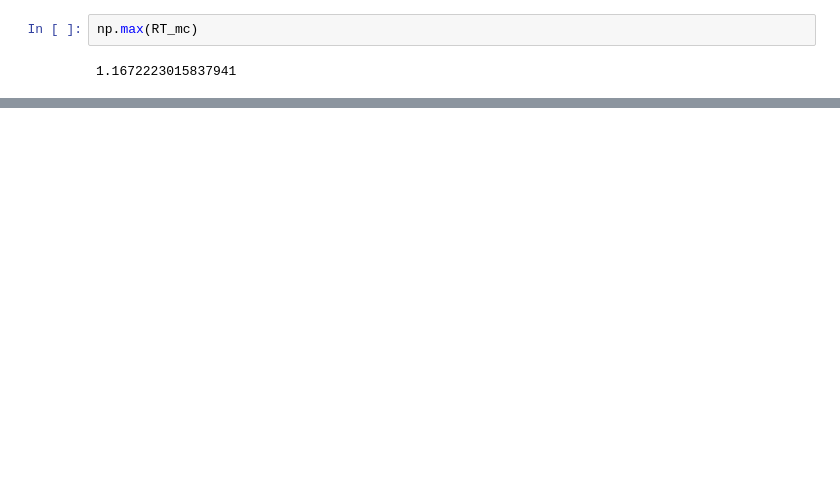
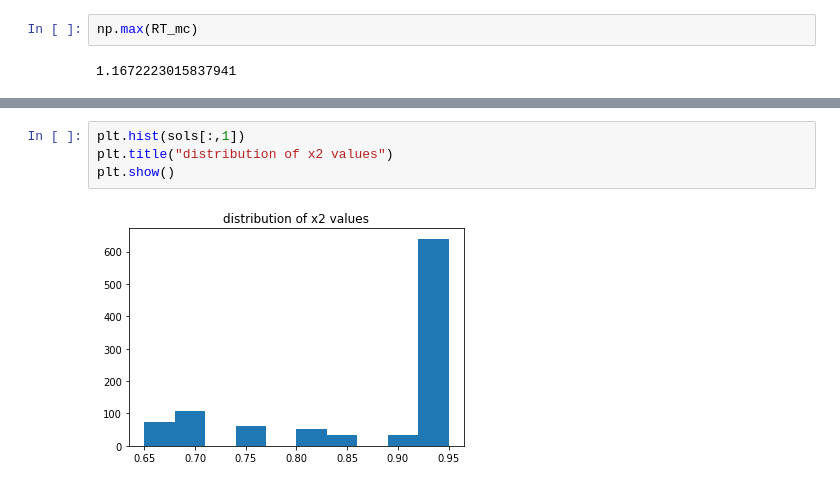
Before and after one commit to cpatdowling/peakload, a Jupyter notebook: notebooks/dynamic programming.ipynb, the cells around one changed output, grey strips where cells are left out. Saved outputs shown, nothing was run; the diff lists cells and outputs as text; blank space fills up the shorter version.

```diff
--- a/notebooks/dynamic programming.ipynb
+++ b/notebooks/dynamic programming.ipynb
@@ -155,0 +195,6 @@ np.mean(RT_mc)
+# %%
+plt.hist(sols[:,1])
+plt.title("distribution of x2 values")
+plt.show()
+# %% [output]
+[figure, added]
```
Also changed, not shown: parts of 11 cells of this notebook.
